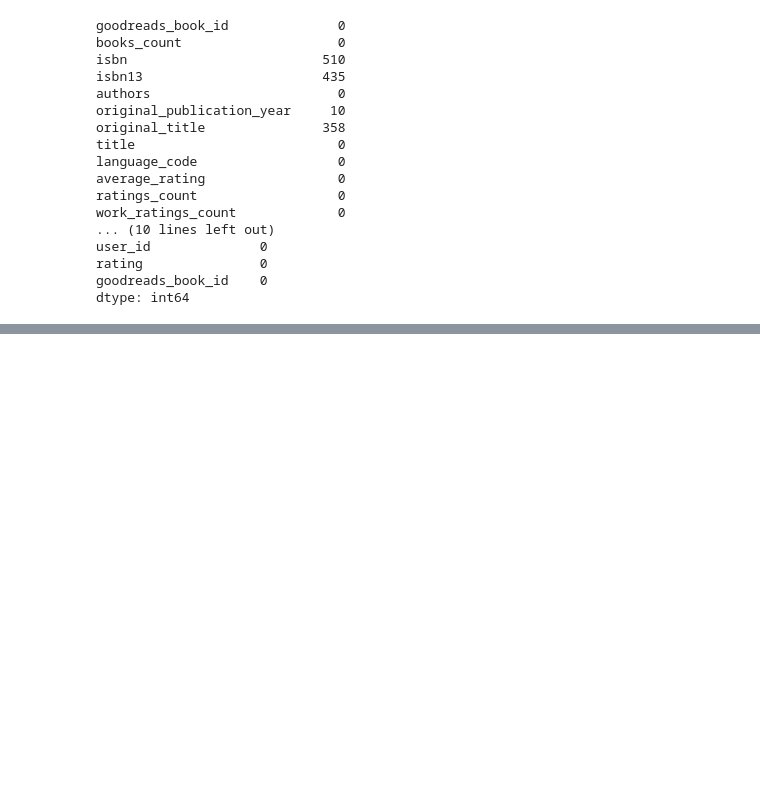
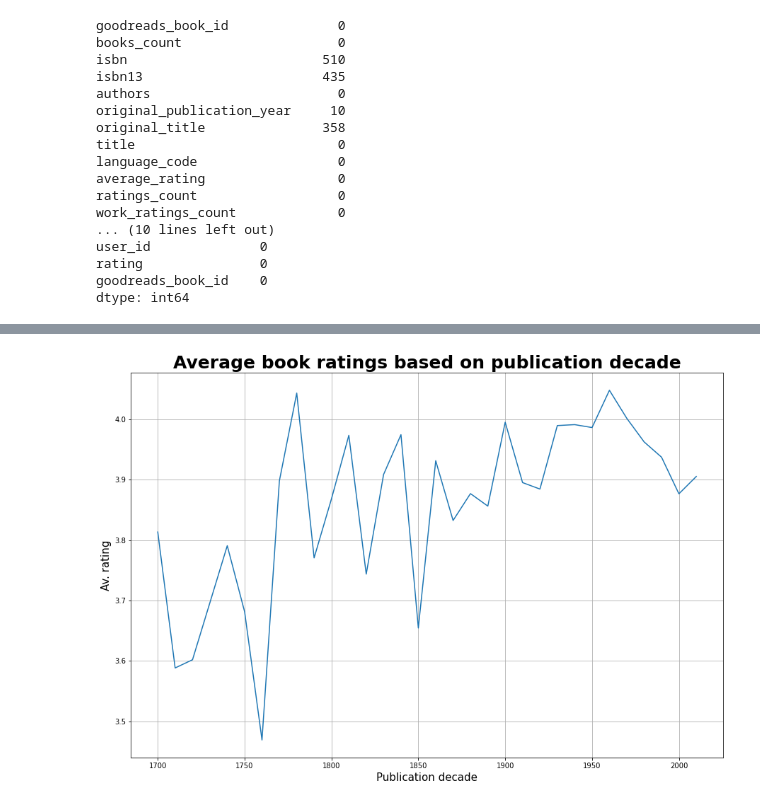
Before and after one commit to ColinB19/BookRecommender, a Jupyter notebook: exploratory_analysis_v2.ipynb, the cells around one changed output, grey strips where cells are left out. Cells and saved outputs as stored; diff of their text form; code cells hidden in the pictures; blank space fills up the shorter version.

```diff
--- a/exploratory_analysis_v2.ipynb
+++ b/exploratory_analysis_v2.ipynb
@@ -179,0 +179,27 @@ plt.show()
+# %%
+# This isn't super illuminating. Maybe we should bin together every decade? Let's get the goodreads id to
+# decade map instead of year map!
+id_to_decade_map = {}
+for key,value in id_to_pub_year.items():
+    if (value<1700):
+        id_to_decade_map.update({key:1700})
+    else:
+        decade = np.floor(value/10)*10
+        id_to_decade_map.update({key:decade})
+# %%
+# Getting the average on the decade.
+ratings['decade'] = ratings['goodreads_book_id'].map(id_to_decade_map)
+av_rating_on_decade = ratings.groupby('decade')['rating'].mean()
+# %%
+plt.figure(figsize=(15,10))
+
+plt.plot(av_rating_on_decade)
+plt.title('Average book ratings based on publication decade', title_kwargs)
+plt.xlabel('Publication decade', label_kwargs)
+plt.ylabel('Av. rating', label_kwargs)
+# plt.ticks(tick_kwargs)
+# plt.ylabel(tick_kwargs)
+plt.grid(True)
+plt.show()
+# %% [output]
+[figure, added]
```
Also changed, not shown: parts of 4 cells of this notebook.
